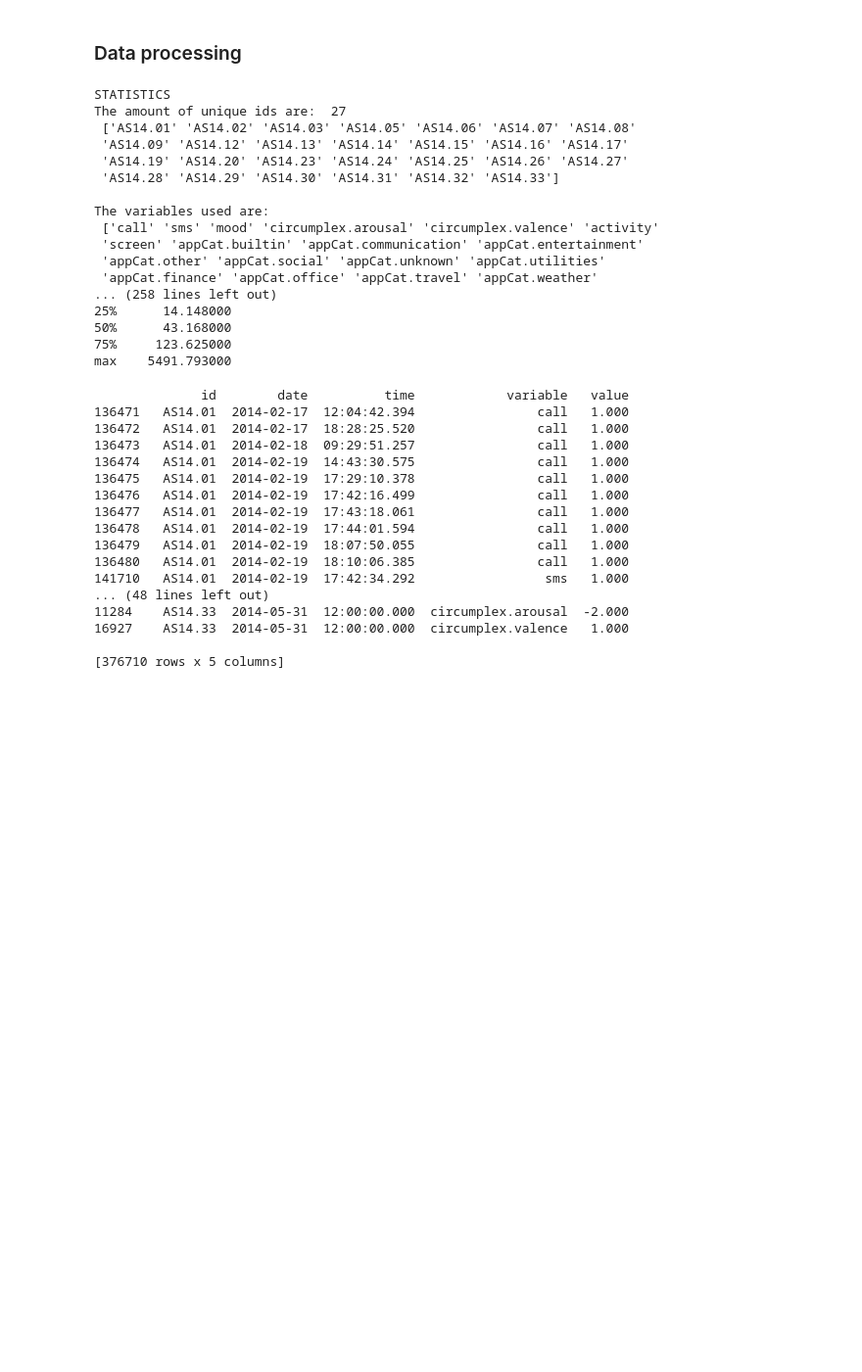
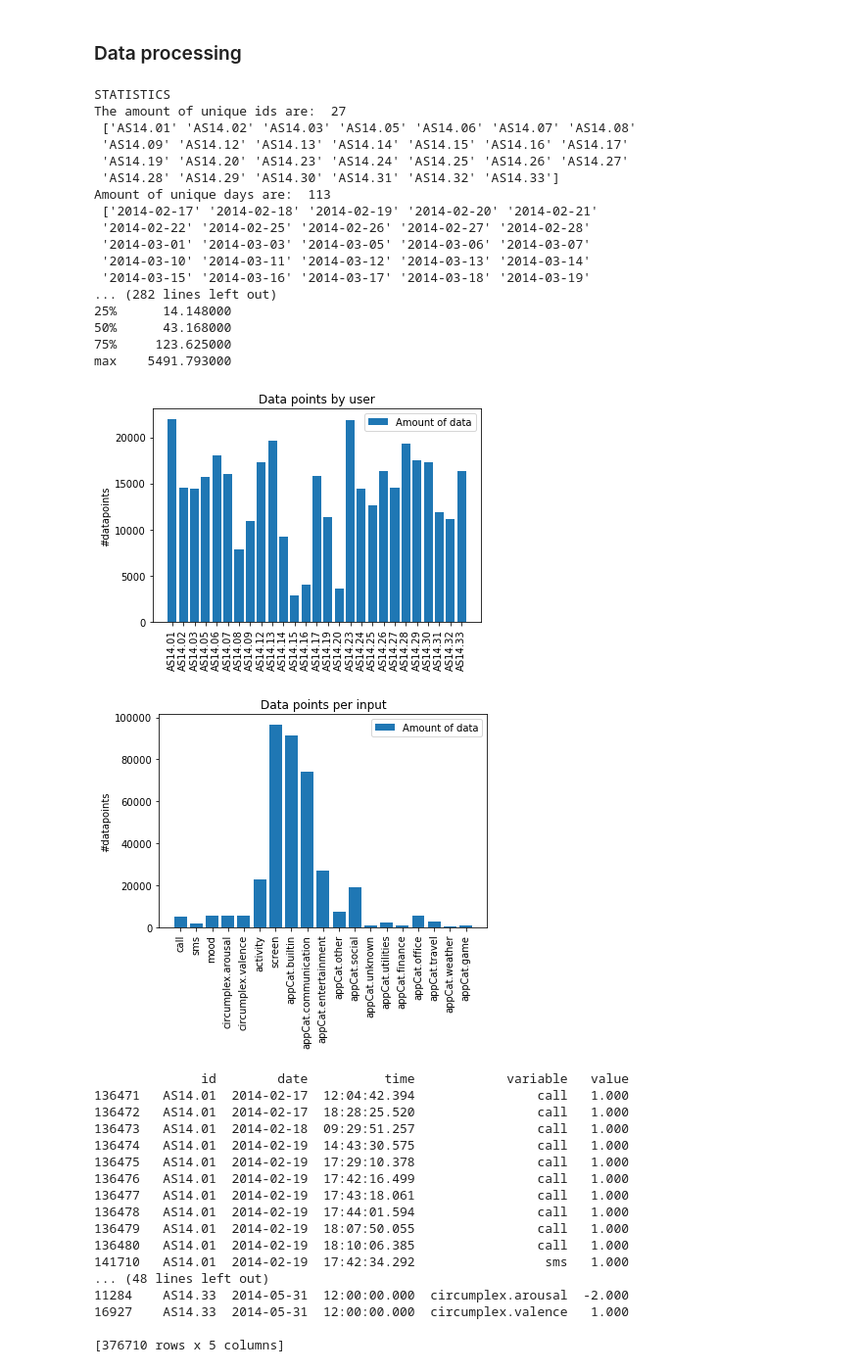
Before and after one commit to felicienveldema/DataMT, a Jupyter notebook: Assignment1/Assignment1.ipynb, the cells around one changed output. Shown at 98% size. Saved outputs shown, nothing was run; the diff lists cells and outputs as text; code cells hidden in the pictures; blank space fills up the shorter version.

Commit message:
Statistic plots

```diff
--- a/Assignment1/Assignment1.ipynb
+++ b/Assignment1/Assignment1.ipynb
@@ -50,17 +52,22 @@ def mergedays(df):
 #STATUS PRINTS      #NOTE before cleaning
 print("STATISTICS")
 print("The amount of unique ids are: ", len(ids), "\n", ids)
+print("Amount of unique days are: ", len(uniquedays), "\n", uniquedays)
 print("\nThe variables used are:\n", inputs)
 
 print("\nErrors are within:  circumplex.valence 156 NA & circumplex.arousal 46 NA")
 print("The count and amount of data inputs do not match")
 
 print("\nHow many data points per id:")
+datalist = []
 for i in ids:
+    datalist.append(len(df.loc[df['id'] == i]))
     print(i, " amount of data inputs: ", len(df.loc[df['id'] == i]))
 
+vardatalist = []
 print("\nHow often are the variables used:")
 for j in inputs:
+    vardatalist.append(len(df.loc[df['variable'] == j]))
     print(j, "\nAmount of data inputs: ", len(df.loc[df['variable'] == j]))
     print(df.loc[df['variable'] == j].describe(),"\n")
 # %% [output]
@@ -70,14 +77,45 @@ The amount of unique ids are:  27
  'AS14.09' 'AS14.12' 'AS14.13' 'AS14.14' 'AS14.15' 'AS14.16' 'AS14.17'
  'AS14.19' 'AS14.20' 'AS14.23' 'AS14.24' 'AS14.25' 'AS14.26' 'AS14.27'
  'AS14.28' 'AS14.29' 'AS14.30' 'AS14.31' 'AS14.32' 'AS14.33']
-
-The variables used are:
- ['call' 'sms' 'mood' 'circumplex.arousal' 'circumplex.valence' 'activity'
- 'screen' 'appCat.builtin' 'appCat.communication' 'appCat.entertainment'
- 'appCat.other' 'appCat.social' 'appCat.unknown' 'appCat.utilities'
- 'appCat.finance' 'appCat.office' 'appCat.travel' 'appCat.weather'
-... (258 lines left out)
+Amount of unique days are:  113
+ ['2014-02-17' '2014-02-18' '2014-02-19' '2014-02-20' '2014-02-21'
+ '2014-02-22' '2014-02-25' '2014-02-26' '2014-02-27' '2014-02-28'
+ '2014-03-01' '2014-03-03' '2014-03-05' '2014-03-06' '2014-03-07'
+ '2014-03-10' '2014-03-11' '2014-03-12' '2014-03-13' '2014-03-14'
+ '2014-03-15' '2014-03-16' '2014-03-17' '2014-03-18' '2014-03-19'
+... (282 lines left out)
 25%      14.148000
 50%      43.168000
 75%     123.625000
 max    5491.793000
+# %%
+#plot the data points per id
+fig, ax = plt.subplots()
+ax.bar(np.arange(len(ids)),datalist,0.8,label='Amount of data')
+ax.set_ylabel('#datapoints')
+ax.set_title('Data points by user')
+ax.set_xticks(np.arange(len(ids)))
+ax.set_xticklabels(('AS14.01','AS14.02','AS14.03','AS14.05','AS14.06','AS14.07','AS14.08'
+ ,'AS14.09', 'AS14.12', 'AS14.13','AS14.14','AS14.15','AS14.16','AS14.17',
+ 'AS14.19', 'AS14.20', 'AS14.23', 'AS14.24', 'AS14.25', 'AS14.26','AS14.27',
+ 'AS14.28', 'AS14.29', 'AS14.30','AS14.31','AS14.32','AS14.33'),rotation='vertical')
+ax.legend()
+plt.show()
+
+
+#plot data points per variable
+fig, bx = plt.subplots()
+bx.bar(np.arange(len(inputs)),vardatalist,0.8,label='Amount of data')
+bx.set_ylabel('#datapoints')
+bx.set_title('Data points per input')
+bx.set_xticks(np.arange(len(inputs)))
+bx.set_xticklabels(('call','sms','mood','circumplex.arousal','circumplex.valence','activity'
+ ,'screen','appCat.builtin','appCat.communication','appCat.entertainment'
+ ,'appCat.other','appCat.social','appCat.unknown','appCat.utilities'
+ ,'appCat.finance','appCat.office','appCat.travel','appCat.weather'
+ ,'appCat.game'),rotation='vertical')
+bx.legend()
+plt.show()
+# %% [output]
+[figure, added]
+[figure, added]
```
Also changed, not shown: parts of 5 cells of this notebook.
